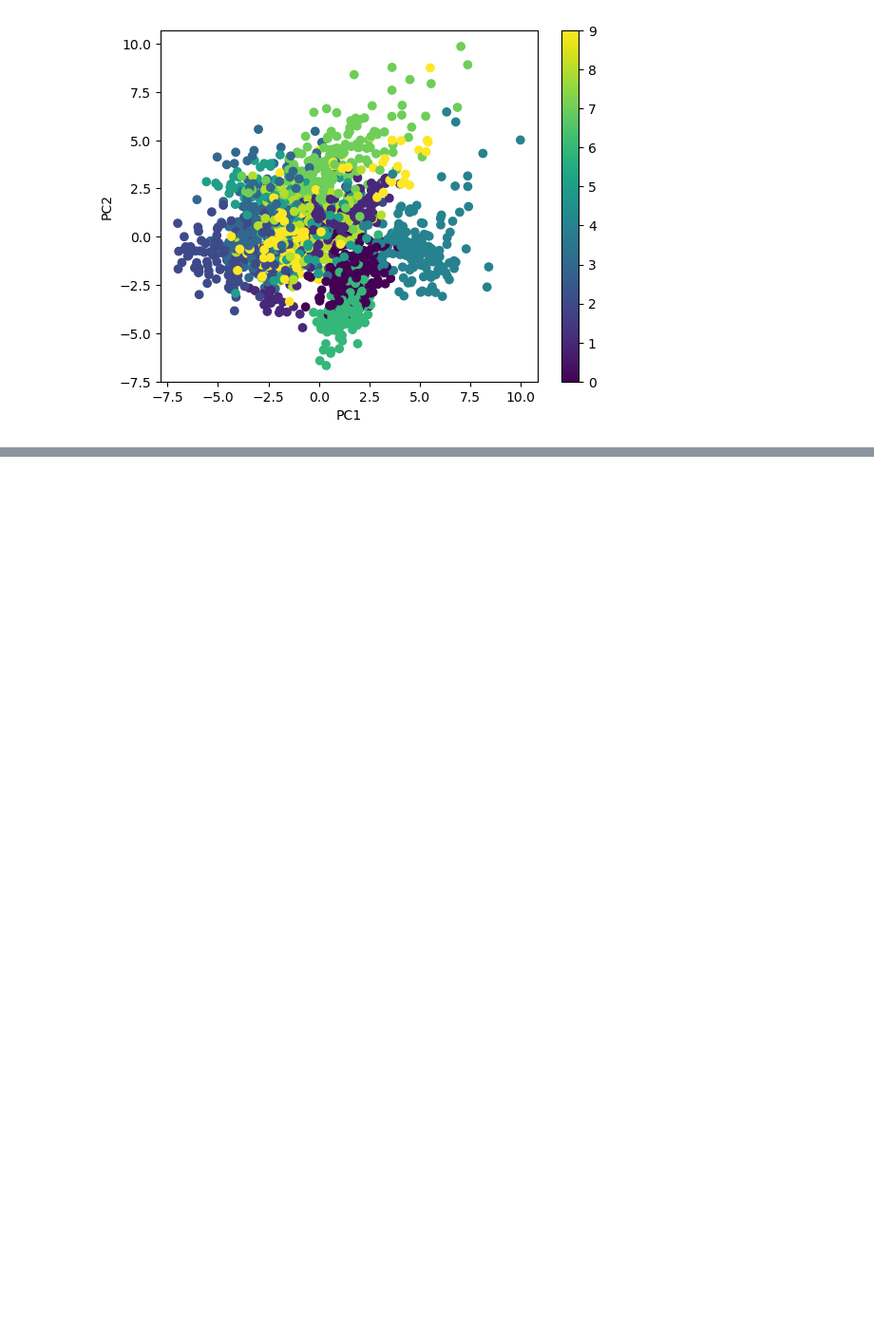
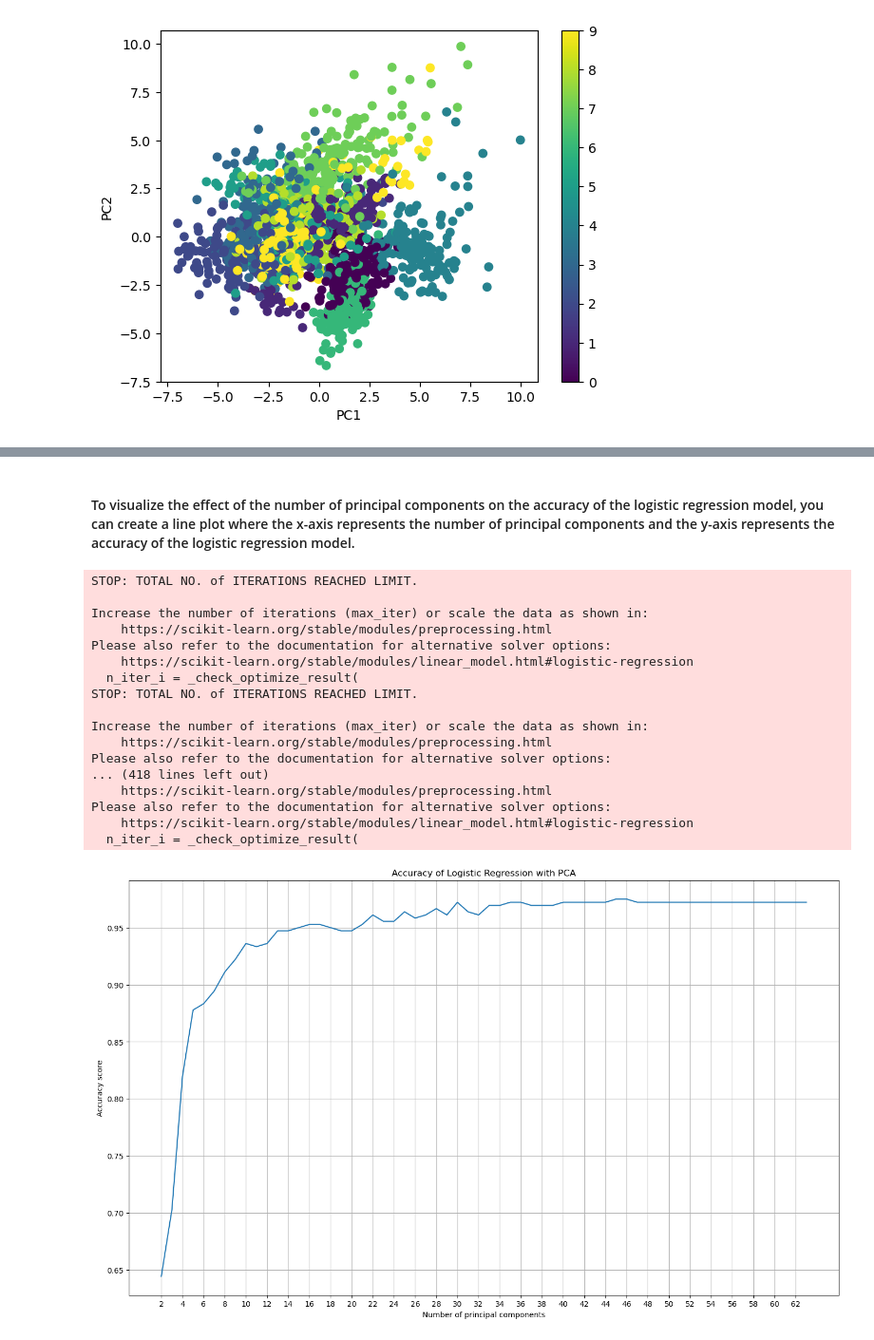
Before and after one commit to williamasesoftware/Computational_linear_algebra, a Jupyter notebook: main_MNIST.ipynb, the cells around one changed output, grey strips where cells are left out. Shown at 95% size. Saved outputs shown, nothing was run; the diff lists cells and outputs as text; code cells hidden in the pictures; blank space fills up the shorter version.

Commit message:
Add accuracy and relartion within number of components in PCA

```diff
--- a/main_MNIST.ipynb
+++ b/main_MNIST.ipynb
@@ -133,7 +134,7 @@ data_std = scaler.fit_transform(data)
 #### Apply PCA: We can use the PCA function from the scikit-learn library to apply PCA to the standardized data. The n_components parameter specifies the number of principal components to keep. Here, we will keep 50 principal components.
 # %%
 from sklearn.decomposition import PCA
-pca = PCA(n_components=50)
+pca = PCA(n_components=46)
 data_pca = pca.fit_transform(data_std)
 # %% [markdown]
 #### Visualize the results: We can visualize the results by plotting the first two principal components against each other, colored by their corresponding class labels. This will give us an idea of how well the data can be separated using the reduced number of dimensions.
@@ -148,0 +177,47 @@ plt.show()
+# %% [markdown]
+#### To visualize the effect of the number of principal components on the accuracy of the logistic regression model, you can create a line plot where the x-axis represents the number of principal components and the y-axis represents the accuracy of the logistic regression model.
+# %%
+# Split the data into training and test sets
+X_train, X_test, y_train, y_test = train_test_split(data, Ground_truth, test_size=0.2,random_state=42)
+
+# Define the range of principal components to test
+n_components = np.arange(2, 64)
+
+# Fit logistic regression models with varying numbers of principal components
+accuracy_scores = []
+for n in n_components:
+    pca = PCA(n_components=n)
+    X_train_pca = pca.fit_transform(X_train)
+    X_test_pca = pca.transform(X_test)
+    logreg = LogisticRegression()
+    logreg.fit(X_train_pca, y_train)
+    accuracy_scores.append(logreg.score(X_test_pca, y_test))
+
+# Create a line plot of accuracy scores vs. number of principal components
+plt.figure(figsize=(17, 10))
+plt.plot(n_components, accuracy_scores)
+plt.xlabel('Number of principal components')
+plt.ylabel('Accuracy score')
+plt.xticks(np.arange(2, 64, 2))  # Set x-tick values to show increments of 5
+plt.title('Accuracy of Logistic Regression with PCA')
+plt.grid()  # Add a grid to the plot
+plt.show()
+# %% [output]
+STOP: TOTAL NO. of ITERATIONS REACHED LIMIT.
+
+Increase the number of iterations (max_iter) or scale the data as shown in:
+    https://scikit-learn.org/stable/modules/preprocessing.html
+Please also refer to the documentation for alternative solver options:
+    https://scikit-learn.org/stable/modules/linear_model.html#logistic-regression
+  n_iter_i = _check_optimize_result(
+STOP: TOTAL NO. of ITERATIONS REACHED LIMIT.
+
+Increase the number of iterations (max_iter) or scale the data as shown in:
+    https://scikit-learn.org/stable/modules/preprocessing.html
+Please also refer to the documentation for alternative solver options:
+... (418 lines left out)
+    https://scikit-learn.org/stable/modules/preprocessing.html
+Please also refer to the documentation for alternative solver options:
+    https://scikit-learn.org/stable/modules/linear_model.html#logistic-regression
+  n_iter_i = _check_optimize_result(
+[figure, added]
```
Also changed, not shown: parts of 3 cells of this notebook.
